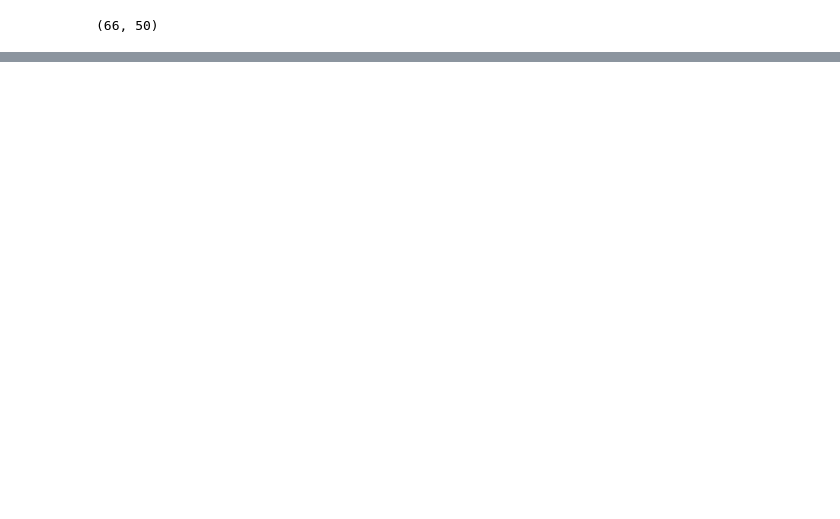
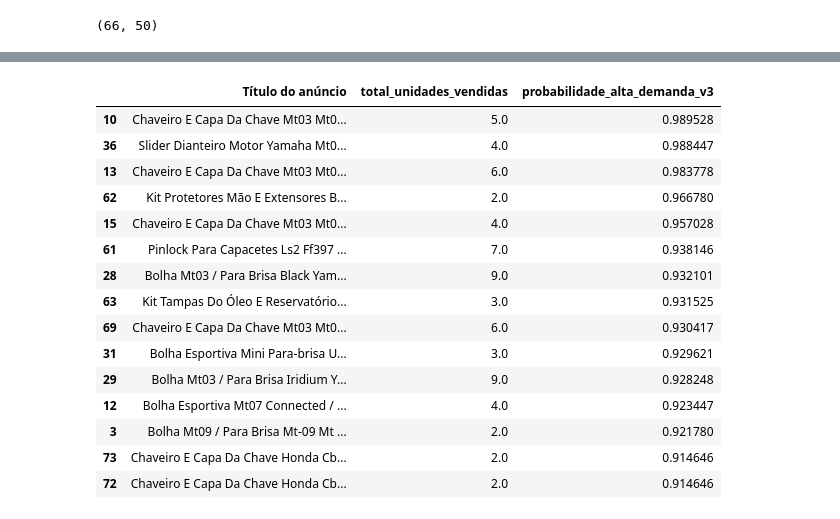
Before and after one commit to ZuziR6/mercado-livre-data-science, a Jupyter notebook: notebooks/analise_vendas_mercado_livre.ipynb, the cells around one changed output, grey strips where cells are left out. Drawn from its saved outputs; the diff is of its cells as text; code cells hidden in the pictures; blank space fills up the shorter version.

```diff
--- a/notebooks/analise_vendas_mercado_livre.ipynb
+++ b/notebooks/analise_vendas_mercado_livre.ipynb
@@ -217,0 +422,5 @@ Name: count, dtype: int64
+# %%
+X = df_modelo[colunas_features]
+y = df_modelo["alta_demanda"]
+
+print(f"Features: {X.shape[1]} | Itens: {X.shape[0]}")
@@ -217,0 +705,26 @@ Name: count, dtype: int64
+# %%
+# Remove também "tempo_ativo_dias", restando só features que não vêm
+# diretamente da contagem/repetição de vendas ao longo do tempo.
+colunas_v3 = [c for c in colunas_sem_total_vendas if c != "tempo_ativo_dias"]
+
+X_v3 = df_modelo[colunas_v3]
+y_v3 = df_modelo["alta_demanda"]
+
+X_train_v3, X_test_v3, y_train_v3, y_test_v3 = train_test_split(
+    X_v3, y_v3, test_size=0.2, random_state=42, stratify=y_v3
+)
+
+arvore_v3 = DecisionTreeClassifier(max_depth=5, random_state=42)
+arvore_v3.fit(X_train_v3, y_train_v3)
+
+floresta_v3 = RandomForestClassifier(n_estimators=200, max_depth=5, random_state=42)
+floresta_v3.fit(X_train_v3, y_train_v3)
+
+pred_arvore_v3 = arvore_v3.predict(X_test_v3)
+pred_floresta_v3 = floresta_v3.predict(X_test_v3)
+
+for nome, pred in [("Árvore de Decisão (só features externas)", pred_arvore_v3),
+                    ("Random Forest (só features externas)", pred_floresta_v3)]:
+    print(f"===== {nome} =====")
+    print(f"Acurácia: {accuracy_score(y_test_v3, pred):.2f}")
+    print(classification_report(y_test_v3, pred, target_names=["Baixa demanda", "Alta demanda"]))
@@ -217,0 +754,26 @@ Name: count, dtype: int64
+# %%
+# Aplica o modelo sem vazamento (floresta_v3, da seção 15.1) em todos os
+# itens da base, não só no conjunto de teste, pra gerar o ranking final.
+df_produtos["probabilidade_alta_demanda_v3"] = floresta_v3.predict_proba(X_v3)[:, 1]
+
+ranking_v3 = df_produtos.sort_values("probabilidade_alta_demanda_v3", ascending=False)
+ranking_v3[[
+    "Título do anúncio", "total_unidades_vendidas", "probabilidade_alta_demanda_v3"
+]].head(15)
+# %% [output]
+|  | Título do anúncio | total_unidades_vendidas | probabilidade_alta_demanda_v3 |
+| 10 | Chaveiro E Capa Da Chave Mt03 Mt0... | 5.0 | 0.989528 |
+| 36 | Slider Dianteiro Motor Yamaha Mt0... | 4.0 | 0.988447 |
+| 13 | Chaveiro E Capa Da Chave Mt03 Mt0... | 6.0 | 0.983778 |
+| 62 | Kit Protetores Mão E Extensores B... | 2.0 | 0.966780 |
+| 15 | Chaveiro E Capa Da Chave Mt03 Mt0... | 4.0 | 0.957028 |
+| 61 | Pinlock Para Capacetes Ls2 Ff397 ... | 7.0 | 0.938146 |
+| 28 | Bolha Mt03 / Para Brisa Black Yam... | 9.0 | 0.932101 |
+| 63 | Kit Tampas Do Óleo E Reservatório... | 3.0 | 0.931525 |
+| 69 | Chaveiro E Capa Da Chave Mt03 Mt0... | 6.0 | 0.930417 |
+| 31 | Bolha Esportiva Mini Para-brisa U... | 3.0 | 0.929621 |
+| 29 | Bolha Mt03 / Para Brisa Iridium Y... | 9.0 | 0.928248 |
+| 12 | Bolha Esportiva Mt07 Connected / ... | 4.0 | 0.923447 |
+| 3 | Bolha Mt09 / Para Brisa Mt-09 Mt ... | 2.0 | 0.921780 |
+| 73 | Chaveiro E Capa Da Chave Honda Cb... | 2.0 | 0.914646 |
+| 72 | Chaveiro E Capa Da Chave Honda Cb... | 2.0 | 0.914646 |
```
Also changed, not shown: parts of 76 cells of this notebook, 4 other files.
